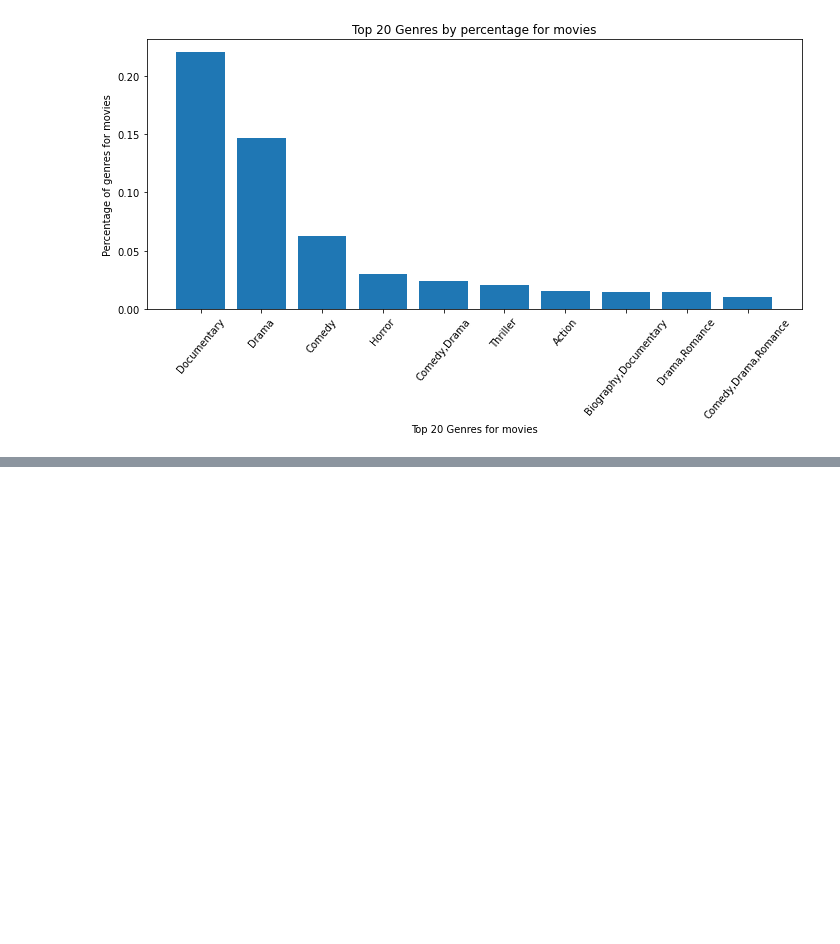
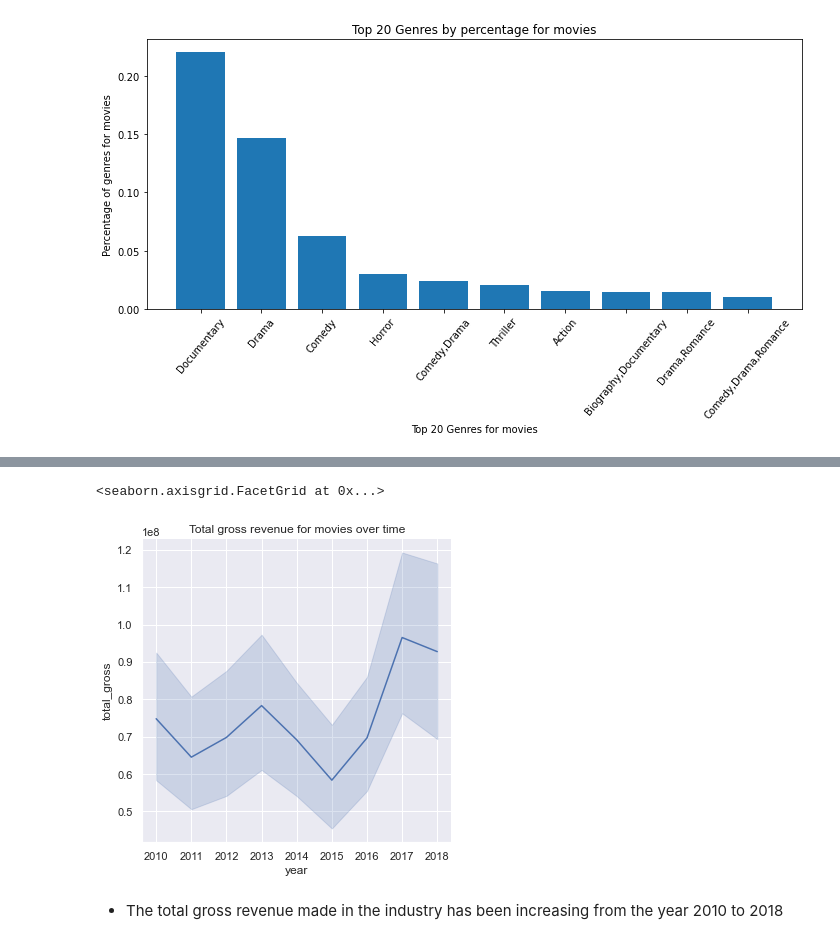
Before and after one commit to NicholasKIRUI/Data-Science-Course---Phase-1-Project, a Jupyter notebook: index.ipynb, the cells around one changed output, grey strips where cells are left out. Drawn from its saved outputs; the diff is of its cells as text; code cells hidden in the pictures; blank space fills up the shorter version.

```diff
--- a/index.ipynb
+++ b/index.ipynb
@@ -1332,0 +1498,11 @@ plt.tight_layout()
+# %%
+
+sns.relplot('year',
+            'total_gross',
+            data = movie_gross_df,
+            kind='line').set(title='Total gross revenue for movies over time')
+# %% [output]
+<seaborn.axisgrid.FacetGrid at 0x...>
+[figure, added]
+# %% [markdown]
+- The total gross revenue made in the industry has been increasing from the year 2010 to 2018
```
Also changed, not shown: parts of 16 cells of this notebook.
